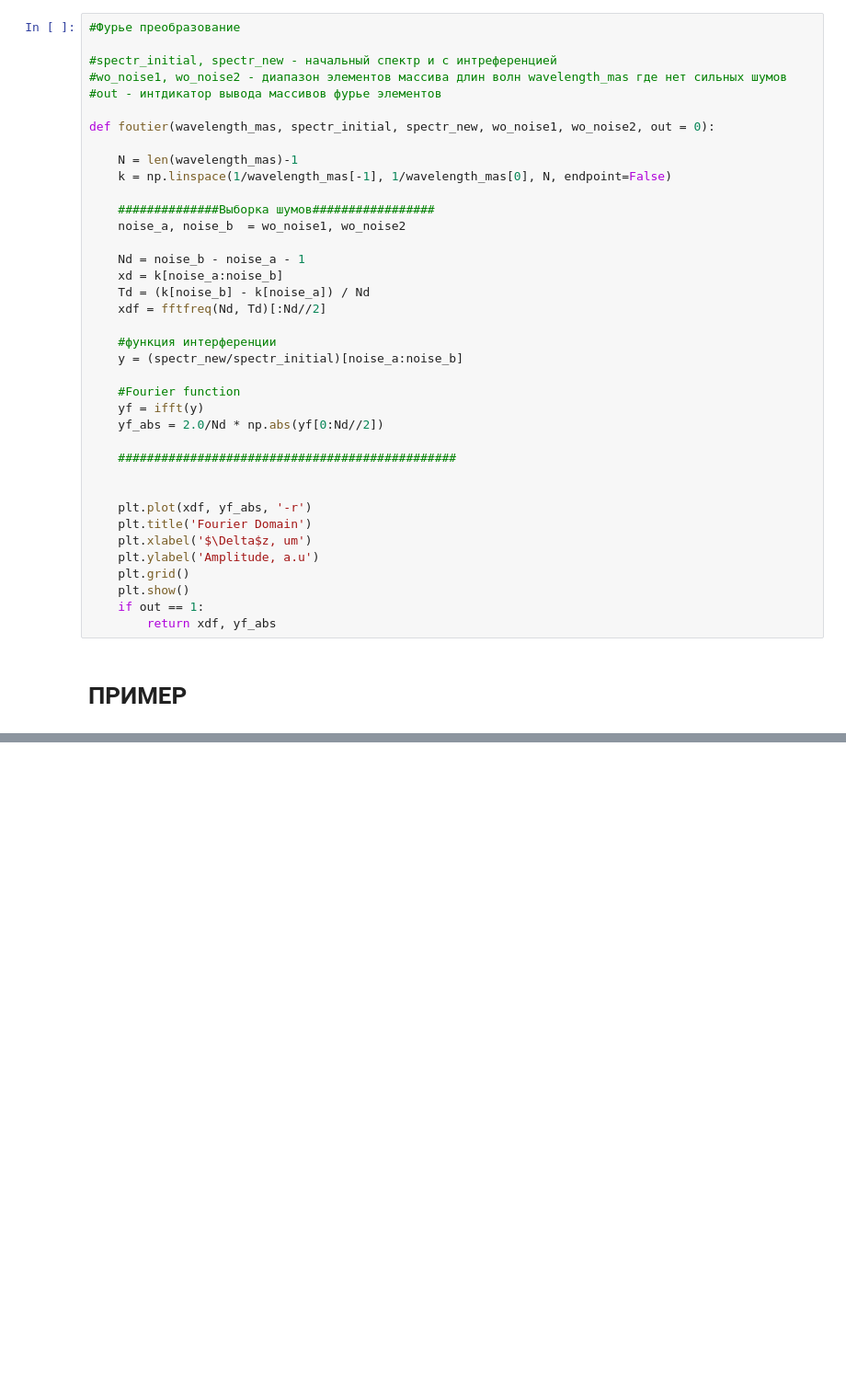
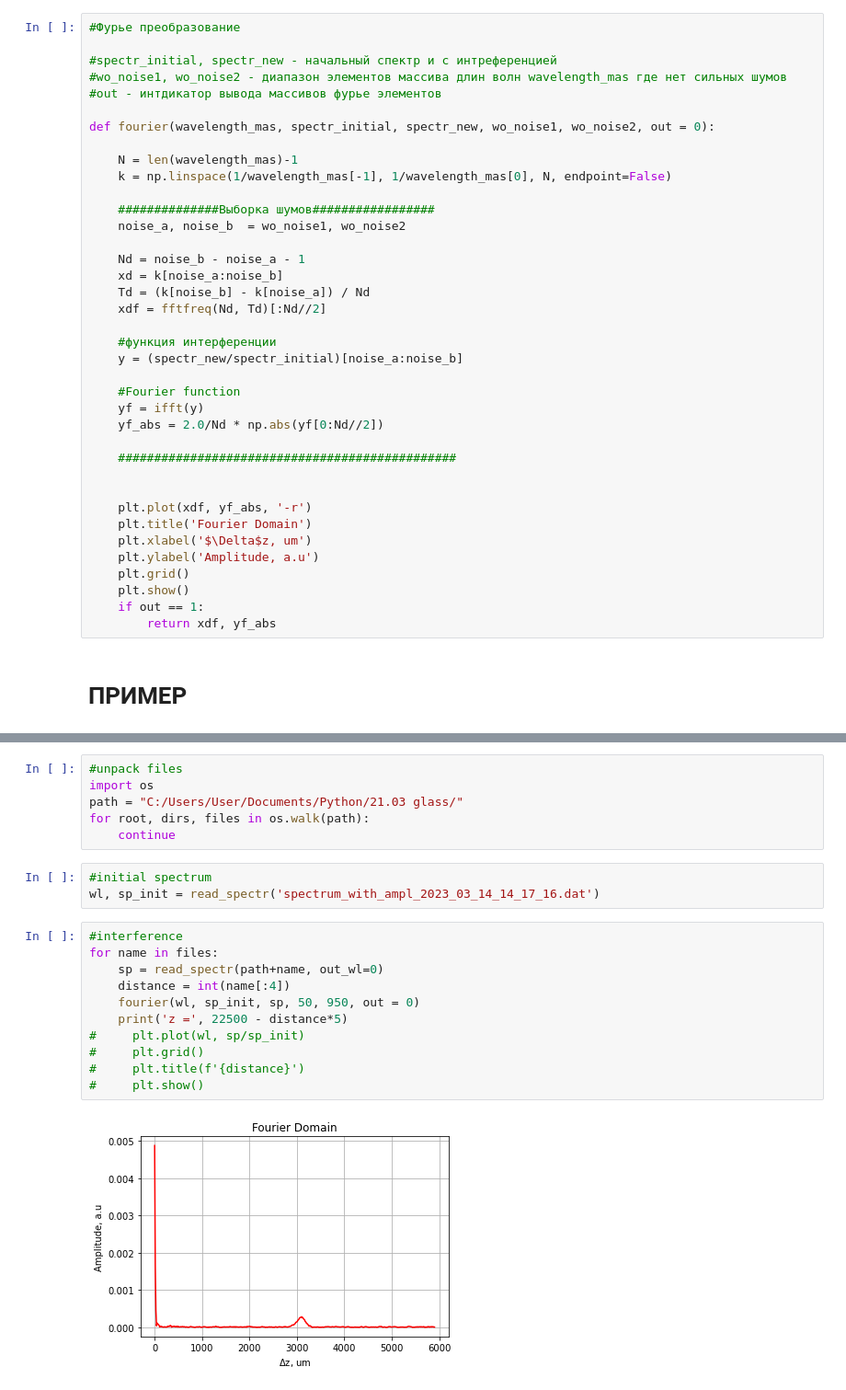
Before and after one commit to ya-stanu-hokage/OCT, a Jupyter notebook: OCT_func.ipynb, the cells around one changed output, grey strips where cells are left out. Shown at 92% size. Drawn from its saved outputs; the diff is of its cells as text; blank space fills up the shorter version.

```diff
--- a/OCT_func.ipynb
+++ b/OCT_func.ipynb
@@ -47,7 +47,7 @@ def interpolate(l_in, dl):
 #wo_noise1, wo_noise2 - диапазон элементов массива длин волн wavelength_mas где нет сильных шумов
 #out - интдикатор вывода массивов фурье элементов
 
-def foutier(wavelength_mas, spectr_initial, spectr_new, wo_noise1, wo_noise2, out = 0):
+def fourier(wavelength_mas, spectr_initial, spectr_new, wo_noise1, wo_noise2, out = 0):
 
     N = len(wavelength_mas)-1
     k = np.linspace(1/wavelength_mas[-1], 1/wavelength_mas[0], N, endpoint=False)
@@ -104,0 +132,22 @@ plt.show()
+# %%
+#unpack files
+import os
+path = "C:/Users/User/Documents/Python/21.03 glass/"
+for root, dirs, files in os.walk(path):
+    continue
+# %%
+#initial spectrum
+wl, sp_init = read_spectr('spectrum_with_ampl_2023_03_14_14_17_16.dat')
+# %%
+#interference
+for name in files:
+    sp = read_spectr(path+name, out_wl=0)
+    distance = int(name[:4])
+    fourier(wl, sp_init, sp, 50, 950, out = 0)
+    print('z =', 22500 - distance*5)
+#     plt.plot(wl, sp/sp_init)
+#     plt.grid()
+#     plt.title(f'{distance}')
+#     plt.show()
+# %% [output]
+[figure, added]
```
Also changed, not shown: parts of 12 cells of this notebook.
